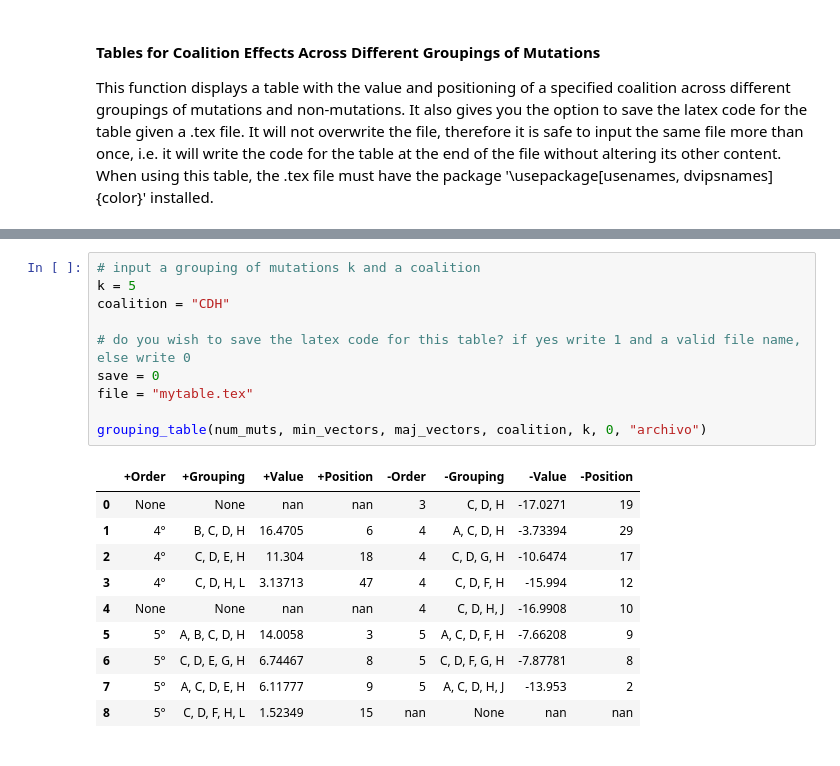
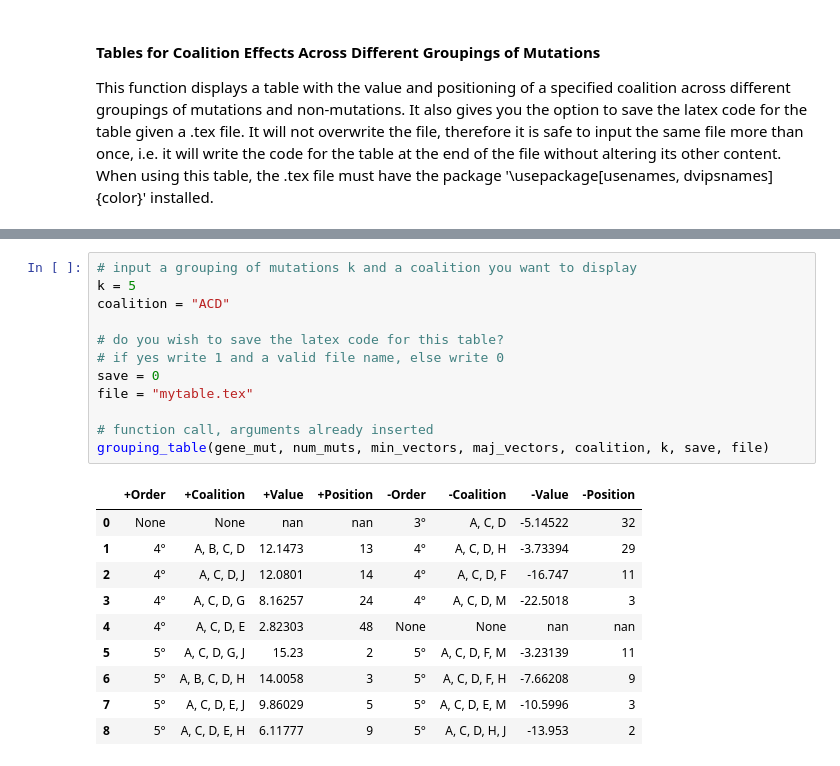
Before and after one commit to asvnpr/Spectral-Analysis, a Jupyter notebook: Spectral Analysis.ipynb, the cells around one changed output, grey strips where cells are left out. Drawn from its saved outputs; the diff is of its cells as text.

```diff
--- a/Spectral Analysis.ipynb
+++ b/Spectral Analysis.ipynb
@@ -350,21 +237,23 @@ def color_negative_red2(val):
 # %%
-# input a grouping of mutations k and a coalition
+# input a grouping of mutations k and a coalition you want to display
 k = 5
-coalition = "CDH"
+coalition = "ACD"
 
-# do you wish to save the latex code for this table? if yes write 1 and a valid file name, else write 0
+# do you wish to save the latex code for this table?
+# if yes write 1 and a valid file name, else write 0
 save = 0
 file = "mytable.tex"
 
-grouping_table(num_muts, min_vectors, maj_vectors, coalition, k, 0, "archivo")
+# function call, arguments already inserted
+grouping_table(gene_mut, num_muts, min_vectors, maj_vectors, coalition, k, save, file)
 # %% [output]
-|  | +Order | +Grouping | +Value | +Position | -Order | -Grouping | -Value | -Position |
-| 0 | None | None | nan | nan | 3 | C, D, H | -17.0271 | 19 |
-| 1 | 4° | B, C, D, H | 16.4705 | 6 | 4 | A, C, D, H | -3.73394 | 29 |
-| 2 | 4° | C, D, E, H | 11.304 | 18 | 4 | C, D, G, H | -10.6474 | 17 |
-| 3 | 4° | C, D, H, L | 3.13713 | 47 | 4 | C, D, F, H | -15.994 | 12 |
-| 4 | None | None | nan | nan | 4 | C, D, H, J | -16.9908 | 10 |
-| 5 | 5° | A, B, C, D, H | 14.0058 | 3 | 5 | A, C, D, F, H | -7.66208 | 9 |
-| 6 | 5° | C, D, E, G, H | 6.74467 | 8 | 5 | C, D, F, G, H | -7.87781 | 8 |
-| 7 | 5° | A, C, D, E, H | 6.11777 | 9 | 5 | A, C, D, H, J | -13.953 | 2 |
-| 8 | 5° | C, D, F, H, L | 1.52349 | 15 | nan | None | nan | nan |
+|  | +Order | +Coalition | +Value | +Position | -Order | -Coalition | -Value | -Position |
+| 0 | None | None | nan | nan | 3° | A, C, D | -5.14522 | 32 |
+| 1 | 4° | A, B, C, D | 12.1473 | 13 | 4° | A, C, D, H | -3.73394 | 29 |
+| 2 | 4° | A, C, D, J | 12.0801 | 14 | 4° | A, C, D, F | -16.747 | 11 |
+| 3 | 4° | A, C, D, G | 8.16257 | 24 | 4° | A, C, D, M | -22.5018 | 3 |
+| 4 | 4° | A, C, D, E | 2.82303 | 48 | None | None | nan | nan |
+| 5 | 5° | A, C, D, G, J | 15.23 | 2 | 5° | A, C, D, F, M | -3.23139 | 11 |
+| 6 | 5° | A, B, C, D, H | 14.0058 | 3 | 5° | A, C, D, F, H | -7.66208 | 9 |
+| 7 | 5° | A, C, D, E, J | 9.86029 | 5 | 5° | A, C, D, E, M | -10.5996 | 3 |
+| 8 | 5° | A, C, D, E, H | 6.11777 | 9 | 5° | A, C, D, H, J | -13.953 | 2 |
```
Also changed, not shown: parts of 22 cells of this notebook, 1 other file.
